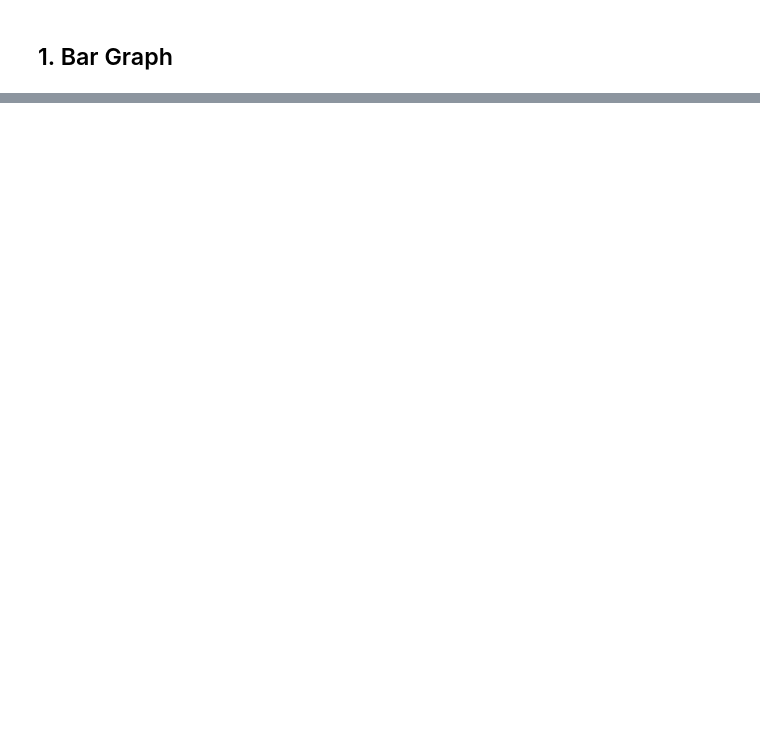
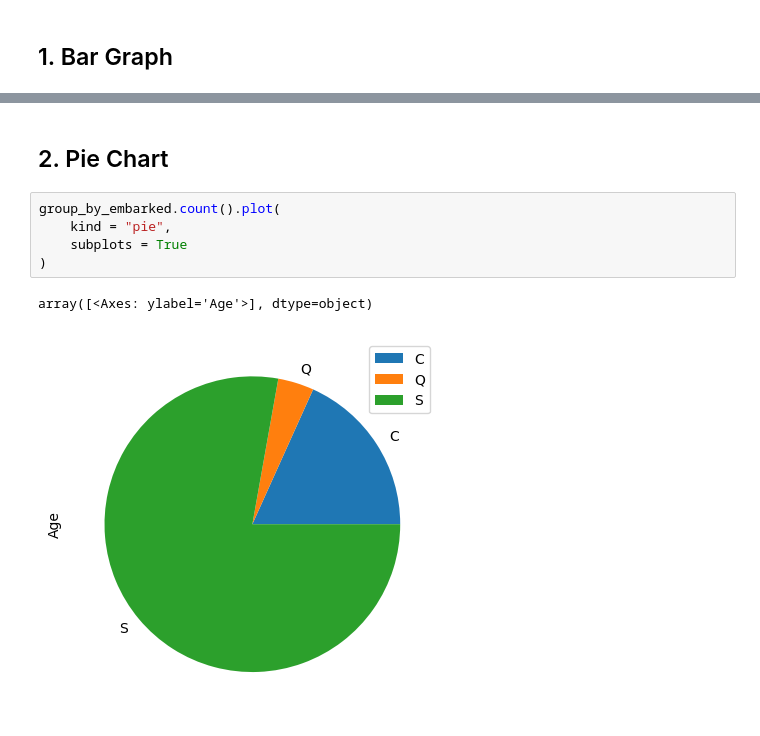
Before and after one commit to aayam09/dsml, a Jupyter notebook: day-27/Graphical-representaion.ipynb, the cells around one changed output, grey strips where cells are left out. Saved outputs shown, nothing was run; the diff lists cells and outputs as text; blank space fills up the shorter version.

```diff
--- a/day-27/Graphical-representaion.ipynb
+++ b/day-27/Graphical-representaion.ipynb
@@ -25,0 +56,10 @@ titanic_df['Survived'].value_counts().plot(kind = "bar")
+# %% [markdown]
+## 2. Pie Chart
+# %%
+group_by_embarked.count().plot(
+    kind = "pie",
+    subplots = True
+)
+# %% [output]
+array([<Axes: ylabel='Age'>], dtype=object)
+[figure, added]
```
Also changed, not shown: parts of 12 cells of this notebook.
